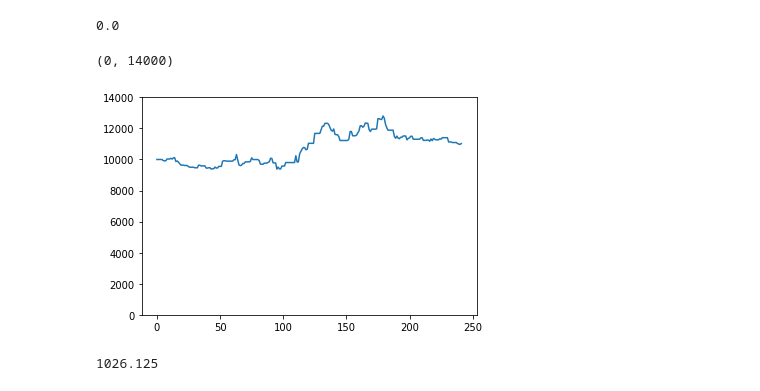
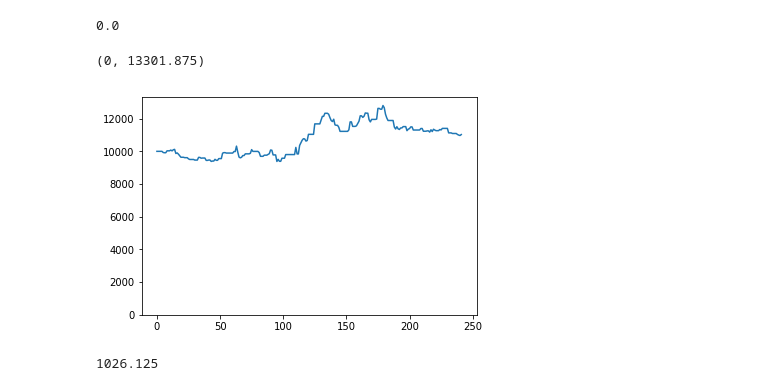
Before and after one commit to IzidoroBaltazar/MachineLearningEngineer, a Jupyter notebook: capstone_project/trading_project.ipynb, the cells around one changed output. Drawn from its saved outputs; the diff is of its cells as text; code cells hidden in the pictures.

Commit message:
[FEATURE] more visualization and few improvements

```diff
--- a/capstone_project/trading_project.ipynb
+++ b/capstone_project/trading_project.ipynb
@@ -617,6 +595,7 @@ test_data = lgb.Dataset(X_test, label=y_test, categorical_feature=categoricals)
 
 gold_short = True
 
+param = {}
 param['num_leaves'] = 31
 param['objective'] = 'binary'
 param['boosting'] = 'dart'
@@ -768,10 +747,10 @@ gold_account[gold_account['long'] == 1].gains.sum()
 # %%
 corn_account = get_performance(corn_clf, corn_pca, corn_gains.loc[corn_gains.index > validate_date], corn_validate, corn_label_validate, short=True, stop_loss=400)
 ax1 = corn_account.account.plot()
-ax1.set_ylim(0,14000)
+ax1.set_ylim(0,corn_account.account.max()+500)
 # %% [output]
-(0, 14000)
+(0, 13301.875)
-[figure, old version]
+[figure, new version]
 # %%
 corn_account[corn_account['short'] == 1].gains.sum()
 # %% [output]
```
Also changed, not shown: parts of 2 cells of this notebook.
